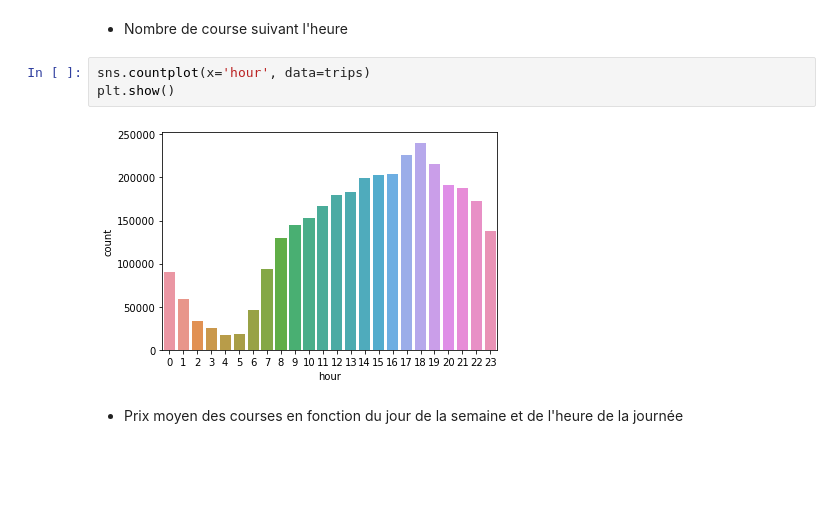
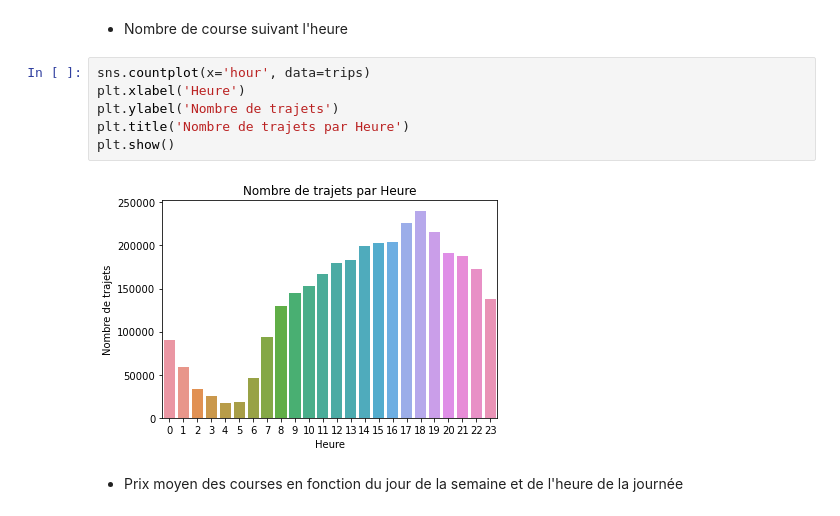
Before and after one commit to PantsuAsmita/ProjetTaxi, a Jupyter notebook: Projet Taxi.ipynb, the cells around one changed output. Cells and saved outputs as stored; diff of their text form; blank space fills up the shorter version.

```diff
--- a/Projet Taxi.ipynb
+++ b/Projet Taxi.ipynb
@@ -270,9 +289,12 @@ plt.show()
 * Nombre de course suivant l'heure
 # %%
 sns.countplot(x='hour', data=trips)
+plt.xlabel('Heure')
+plt.ylabel('Nombre de trajets')
+plt.title('Nombre de trajets par Heure')
 plt.show()
 # %% [output]
-[figure, old version]
+[figure, new version]
 # %% [markdown]
 * Prix moyen des courses en fonction du jour de la semaine et de l'heure de la journée
 # %%
```
Also changed, not shown: parts of 2 cells of this notebook.
